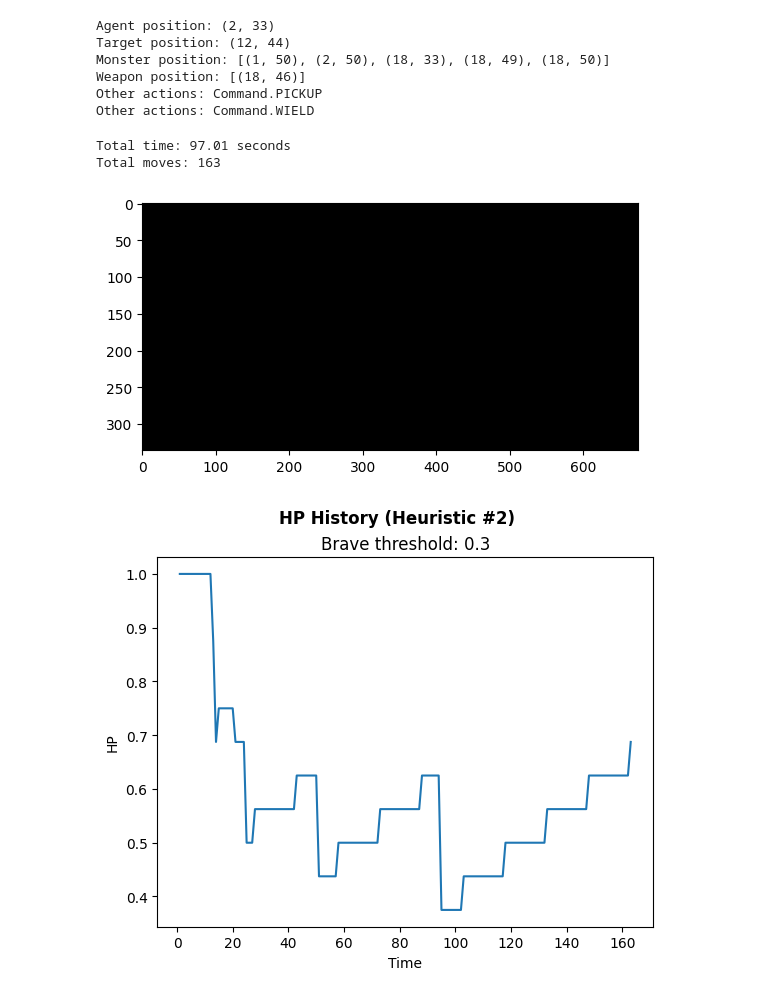
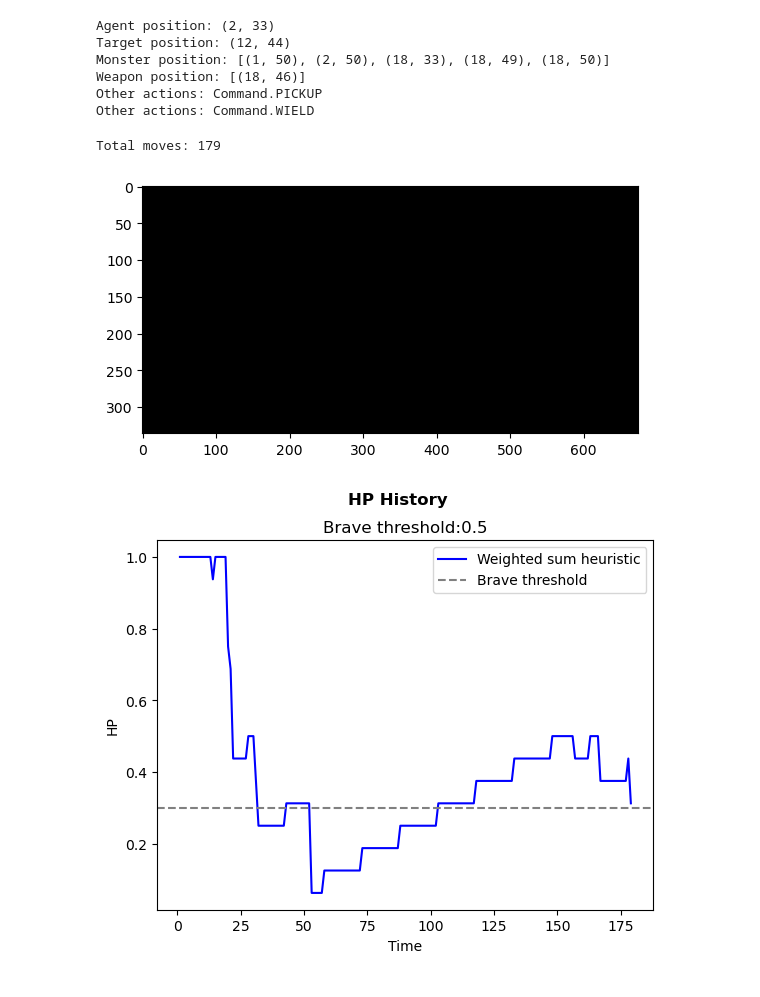
Before and after one commit to francescapoli98/minihack-agent, a Jupyter notebook: appunti.ipynb, the cells around one changed output. Saved outputs shown, nothing was run; the diff lists cells and outputs as text; code cells hidden in the pictures.

```diff
--- a/appunti.ipynb
+++ b/appunti.ipynb
@@ -104,11 +104,23 @@ while not end_state:
     #print("HP history: ", hp_history) # debug
 
 print("Total moves:", total_moves) # debug
-
-# plot hp history
-hp_plots(hp_history, moves_history, DEFAULT_BRAVE_THRESHOLD)
 # %% [output]
-Total time: 97.01 seconds
-Total moves: 163
+Total moves: 179
 [figure]
-[figure, removed]
+# %%
+fig = plt.figure()
+fig.suptitle('HP History', fontsize=12, fontweight='bold')
+# Plot the HP history for the first set of data (curve 1)
+plt.plot(moves_history, hp_history, label='Weighted sum heuristic', color='blue')
+# Set labels and title
+plt.xlabel('Time')
+plt.ylabel('HP')
+plt.title('Brave threshold:' + str(DEFAULT_BRAVE_THRESHOLD))
+plt.axhline(y=0.3, color='grey', linestyle='--', label='Brave threshold')
+# Add legend
+plt.legend()
+
+# Show the plot
+plt.show()
+# %% [output]
+[figure, added]
```
Also changed, not shown: parts of 1 cell of this notebook, 5 other files.
